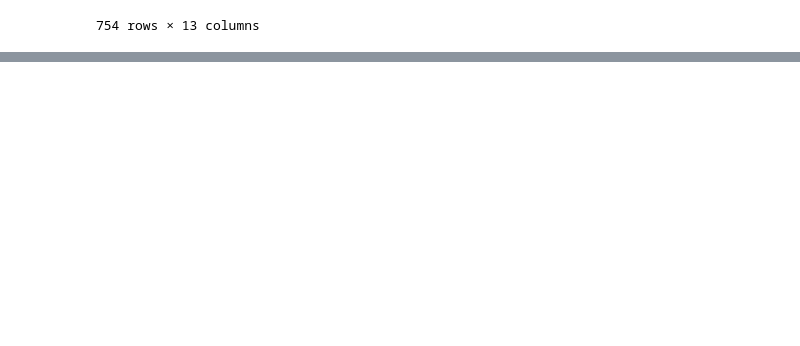
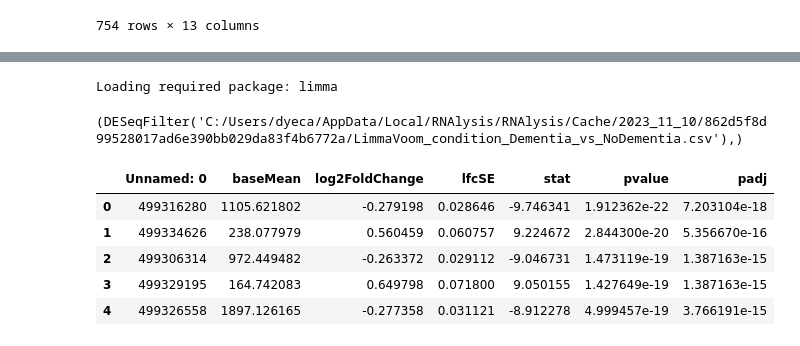
Before and after one commit to clmangham/aging_dementia_tbi, a Jupyter notebook: notebooks/RNAnalysis_CD.ipynb, the cells around one changed output, grey strips where cells are left out. Drawn from its saved outputs; the diff is of its cells as text; code cells hidden in the pictures; blank space fills up the shorter version.

```diff
--- a/notebooks/RNAnalysis_CD.ipynb
+++ b/notebooks/RNAnalysis_CD.ipynb
@@ -140,0 +179,5 @@ CountFilter('C:/Users/dyeca/OneDrive/Documents/capstone/aging_dementia_tbi/data/
+# %%
+ct_matrix_filter.differential_expression_limma_voom(design_matrix='C:\\Users\\dyeca\\OneDrive\\Documents\\capstone\\aging_dementia_tbi\\data\\interim\\exp_design.csv',comparisons=[('condition','Dementia','NoDementia')],r_installation_folder='C:\Program Files\R\R-4.3.2',output_folder='C:\\Users\\dyeca\\OneDrive\\Documents\\capstone\\aging_dementia_tbi\\data\\interim')
+# %% [output]
+Loading required package: limma
+(DESeqFilter('C:/Users/dyeca/AppData/Local/RNAlysis/RNAlysis/Cache/2023_11_10/862d5f8d99528017ad6e390bb029da83f4b6772a/LimmaVoom_condition_Dementia_vs_NoDementia.csv'),)
@@ -140,0 +187,9 @@ CountFilter('C:/Users/dyeca/OneDrive/Documents/capstone/aging_dementia_tbi/data/
+# %%
+deseq2_res.head()
+# %% [output]
+|  | Unnamed: 0 | baseMean | log2FoldChange | lfcSE | stat | pvalue | padj |
+| 0 | 499316280 | 1105.621802 | -0.279198 | 0.028646 | -9.746341 | 1.912362e-22 | 7.203104e-18 |
+| 1 | 499334626 | 238.077979 | 0.560459 | 0.060757 | 9.224672 | 2.844300e-20 | 5.356670e-16 |
+| 2 | 499306314 | 972.449482 | -0.263372 | 0.029112 | -9.046731 | 1.473119e-19 | 1.387163e-15 |
+| 3 | 499329195 | 164.742083 | 0.649798 | 0.071800 | 9.050155 | 1.427649e-19 | 1.387163e-15 |
+| 4 | 499326558 | 1897.126165 | -0.277358 | 0.031121 | -8.912278 | 4.999457e-19 | 3.766191e-15 |
```
Also changed, not shown: parts of 44 cells of this notebook, 1 other file.
